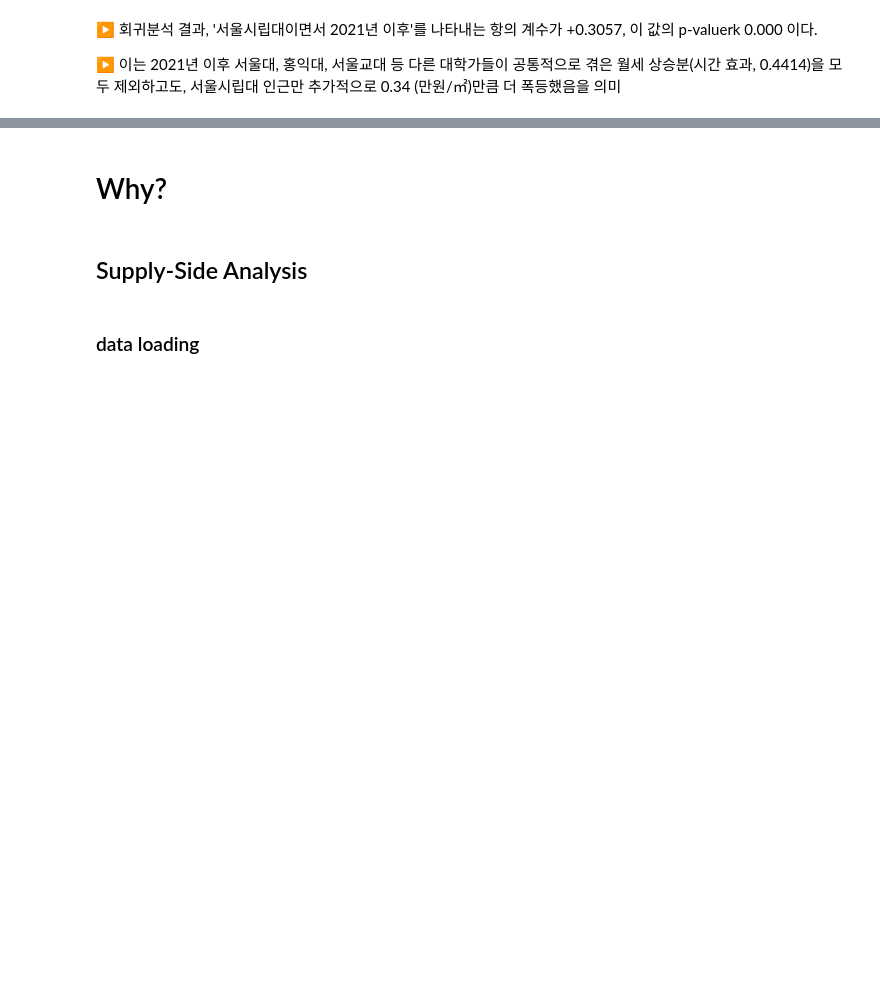
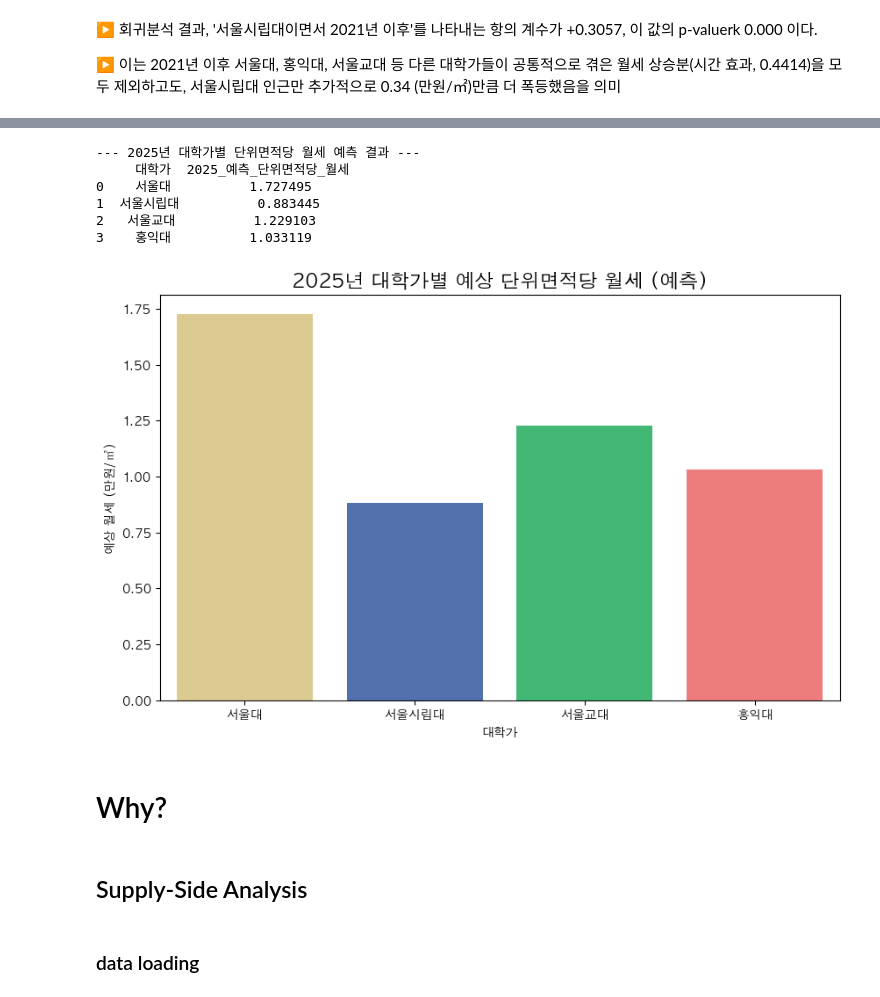
Before and after one commit to Jongseok103/UOS-Assignments, a Jupyter notebook: Statistics for Data Science/SDS_Assignment01/SDS Assignment.ipynb, the cells around one changed output, grey strips where cells are left out. Saved outputs shown, nothing was run; the diff lists cells and outputs as text; code cells hidden in the pictures; blank space fills up the shorter version.

Commit message:
add ML
GradientBoostingRegressor model

```diff
--- a/Statistics for Data Science/SDS_Assignment01/SDS Assignment.ipynb
+++ b/Statistics for Data Science/SDS_Assignment01/SDS Assignment.ipynb
@@ -867,0 +905,16 @@ p-value (양측): 7.1111e-89
+# %%
+# 4. GradientBoostingRegressor로 학습
+## n_estimators: 트리의 개수, learning_rate: 학습률, max_depth: 트리의 깊이
+model = GradientBoostingRegressor(n_estimators=500, learning_rate=0.05, max_depth=5, random_state=42)
+model.fit(X_train, y_train)
+
+# 5. 2024년 데이터로 성능 평가
+y_pred = model.predict(X_test)
+
+mse = mean_squared_error(y_test, y_pred)
+rmse = np.sqrt(mse)
+r2 = r2_score(y_test, y_pred)
+
+print(f"Model Performance (2024년 데이터 기준):")
+print(f"RMSE: {rmse:.4f} (단위: 만원/㎡)")
+print(f"R^2 Score: {r2:.4f}")
@@ -868,3 +1045,56 @@ p-value (양측): 7.1111e-89
+# %%
+# 6. 2025년 예측을 위한 가상의 입력 데이터 생성
+# 예: 각 대학가별 평균적인 건물 스펙(면적, 보증금 등)을 가정하여 2025년 월세 예측
+universities = ['서울대', '서울시립대', '서울교대', '홍익대']
+future_predictions = []
+
+univ_palette = {
+    '서울대': '#E8D284',
+    '서울교대': '#2ECC71',
+    '서울시립대': '#436BBA',
+    '홍익대': '#FF6B6B'
+}
+
+# 각 대학가별로 대표적인 샘플 데이터를 생성 (평균값 활용)
+for univ in universities:
+    # 해당 대학가의 평균 면적 및 보증금 계산
+    univ_mean_area = df_analysis[df_analysis['대학가'] == univ]['임대면적'].mean()
+    univ_mean_deposit = df_analysis[df_analysis['대학가'] == univ]['보증금(만원)'].mean()
+
+    # 입력 데이터프레임 생성 (One-Hot Encoding 컬럼 포함)
+    input_row = pd.DataFrame(0, index=[0], columns=X_train.columns)
+    input_row['접수년도'] = 2025
+    input_row['임대면적'] = univ_mean_area
+    input_row['보증금(만원)'] = univ_mean_deposit
+
+    # 해당 대학가 및 건물용도(예: 아파트나 원룸 등 대표값) 더미 변수 설정
+    # 컬럼명이 '대학가_서울대' 와 같은 형식인지 확인 필요
+    if f'대학가_{univ}' in input_row.columns:
+        input_row[f'대학가_{univ}'] = 1
+
+    # 예측 수행
+    pred_price = model.predict(input_row)[0]
+    future_predictions.append({'대학가': univ, '2025_예측_단위면적당_월세': pred_price})
+
+# 결과 출력
+df_future = pd.DataFrame(future_predictions)
+print("\n--- 2025년 대학가별 단위면적당 월세 예측 결과 ---")
+print(df_future)
+
+# 시각화
+plt.figure(figsize=(10, 6))
+sns.barplot(x='대학가', y='2025_예측_단위면적당_월세', data=df_future, palette=univ_palette)
+plt.title('2025년 대학가별 예상 단위면적당 월세 (예측)', fontsize=16)
+plt.ylabel('예상 월세 (만원/㎡)')
+plt.show()
+# %% [output]
+--- 2025년 대학가별 단위면적당 월세 예측 결과 ---
+     대학가  2025_예측_단위면적당_월세
+0    서울대          1.727495
+1  서울시립대          0.883445
+2   서울교대          1.229103
+3    홍익대          1.033119
+[figure, added]
 # %% [markdown]
 # Why?
 # %% [markdown]
```
Also changed, not shown: parts of 10 cells of this notebook, 2 other files.
